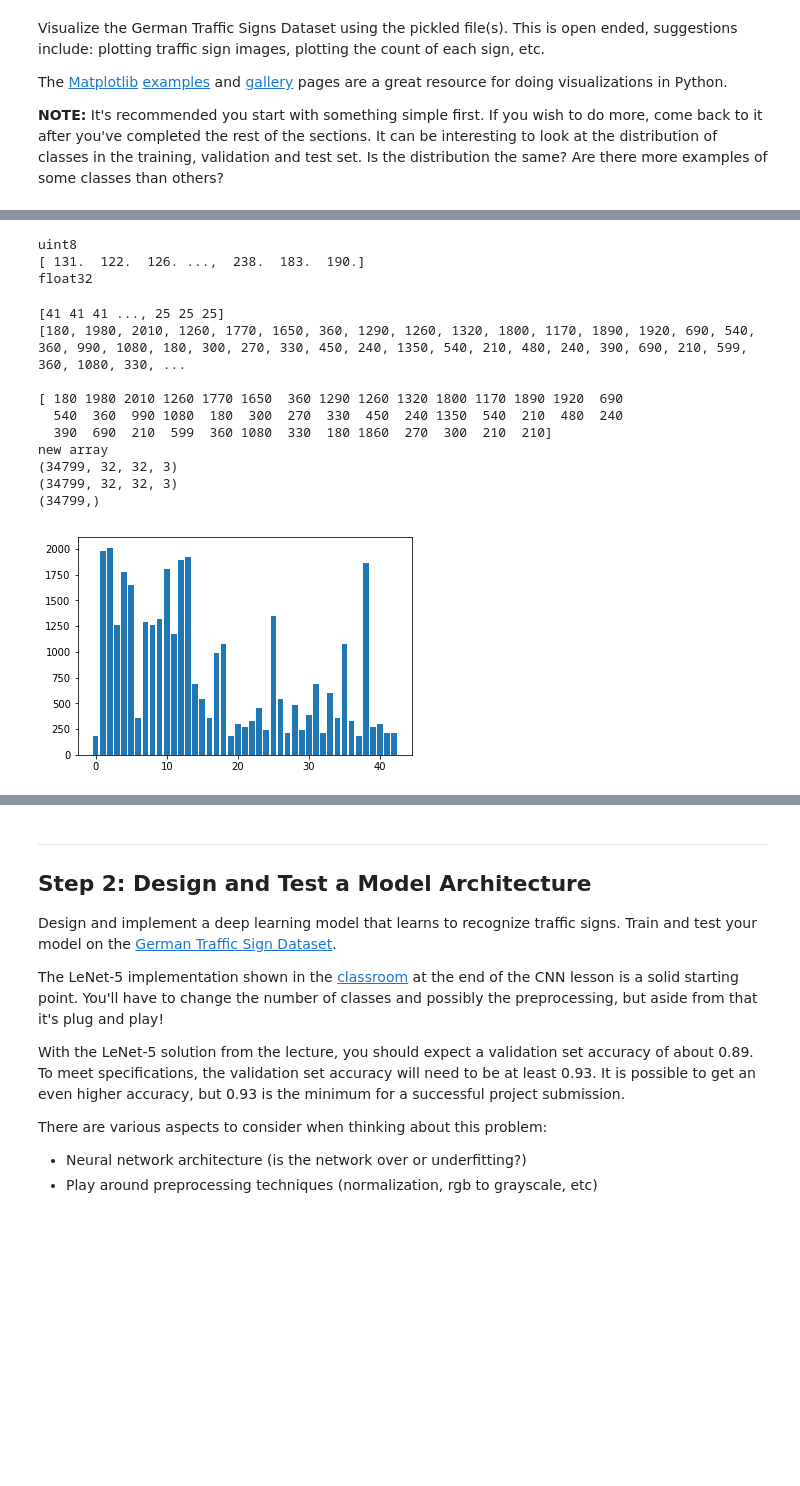
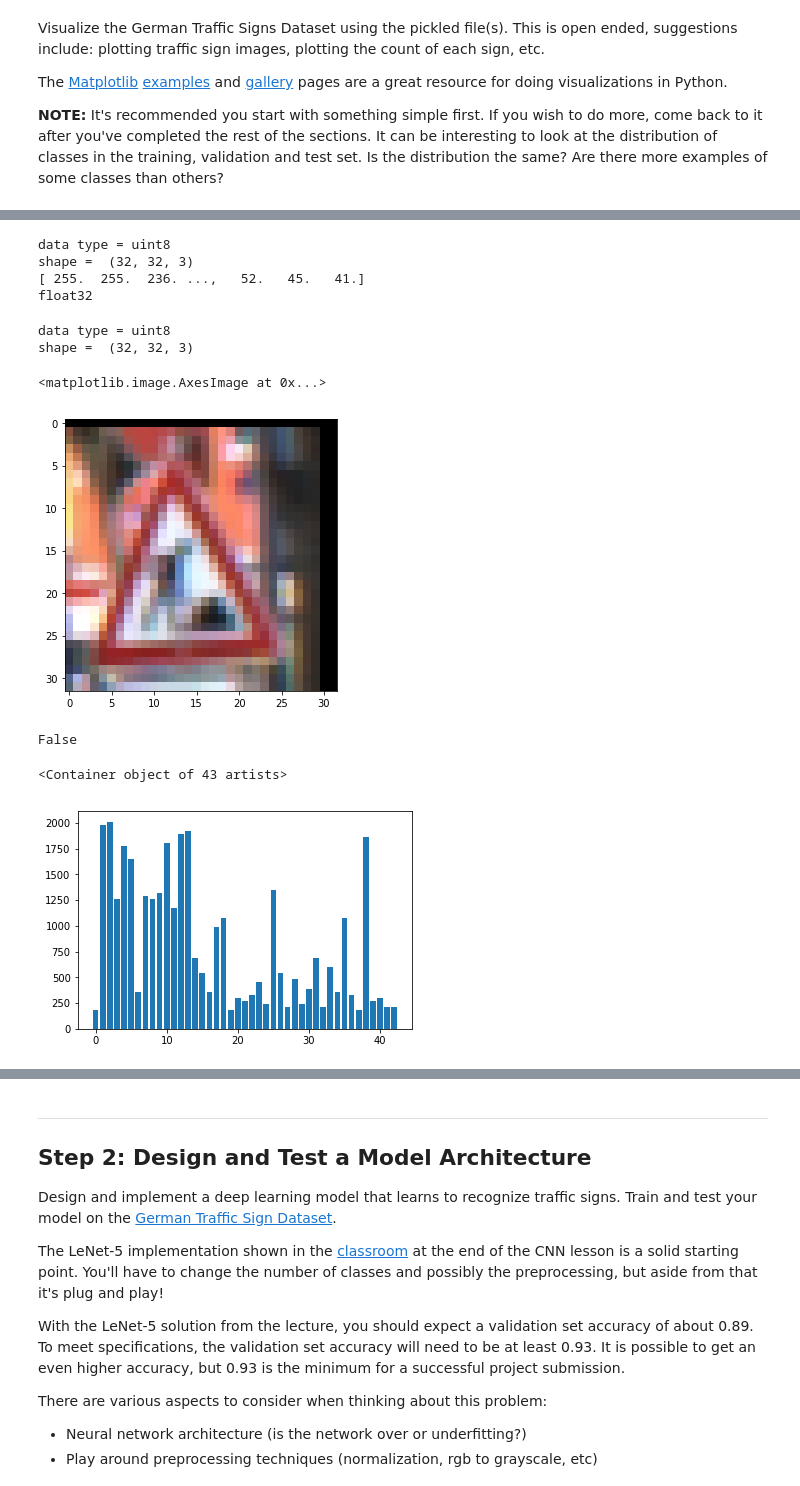
Before and after one commit to pomeroyd/project2_r1p0, a Jupyter notebook: Traffic_Sign_Classifier.ipynb, the cells around one changed output, grey strips where cells are left out. Cells and saved outputs as stored; diff of their text form; code cells hidden in the pictures; blank space fills up the shorter version.

Commit message:
merged new data with original data

```diff
--- a/Traffic_Sign_Classifier.ipynb
+++ b/Traffic_Sign_Classifier.ipynb
@@ -191,42 +173,47 @@ image label =  24
 # %%
 #print(image)
-print(image.dtype)
-
+print("data type =",image.dtype)
+print("shape = ",image.shape)
 f = np.array(image, dtype=np.float32).flatten()
 print(f)
 print(f.dtype)
 # %% [output]
-uint8
-[ 131.  122.  126. ...,  238.  183.  190.]
+data type = uint8
+shape =  (32, 32, 3)
+[ 255.  255.  236. ...,   52.   45.   41.]
 float32
+# %%
+import scipy.ndimage
+
+def create_new_image(my_image):
+    force = random.choice([True, False])
+    if (force):
+        my_image = scipy.ndimage.interpolation.shift(my_image, [random.randrange(-2, 2), random.randrange(-2, 2), 0])
+    else:
+        my_image = scipy.ndimage.interpolation.rotate(my_image, random.randrange(-10, 10), reshape=False)
+    return my_image
+
+new_image = create_new_image(image)
+print("data type =",new_image.dtype)
+print("shape = ",new_image.shape)
+
+
+plt.figure(figsize=(5,5))
+plt.imshow(new_image)
+# %% [output]
+data type = uint8
+shape =  (32, 32, 3)
+<matplotlib.image.AxesImage at 0x...>
+[figure, added]
 # %%
-print(y_train)
+print(401% 100 == 0)
+
 hist = []
 for i in range(43):
     hist.append(np.sum(y_train == i))
 
 plt.bar(range(43), hist)
-#print(y_train[1])
-print(hist)
-print()
-print(np.bincount(y_train))
-
-print("new array")
-
-print(X_train.shape)
-X_train_new = np.zeros_like(X_train)
-y_train_new = np.zeros_like(y_train)
-print(X_train_new.shape)
-print(y_train_new.shape)
 # %% [output]
-[41 41 41 ..., 25 25 25]
-[180, 1980, 2010, 1260, 1770, 1650, 360, 1290, 1260, 1320, 1800, 1170, 1890, 1920, 690, 540, 360, 990, 1080, 180, 300, 270, 330, 450, 240, 1350, 540, 210, 480, 240, 390, 690, 210, 599, 360, 1080, 330, ...
-
-[ 180 1980 2010 1260 1770 1650  360 1290 1260 1320 1800 1170 1890 1920  690
-  540  360  990 1080  180  300  270  330  450  240 1350  540  210  480  240
-  390  690  210  599  360 1080  330  180 1860  270  300  210  210]
-new array
-(34799, 32, 32, 3)
-(34799, 32, 32, 3)
-(34799,)
+False
+<Container object of 43 artists>
 [figure]
```
Also changed, not shown: parts of 30 cells of this notebook.
